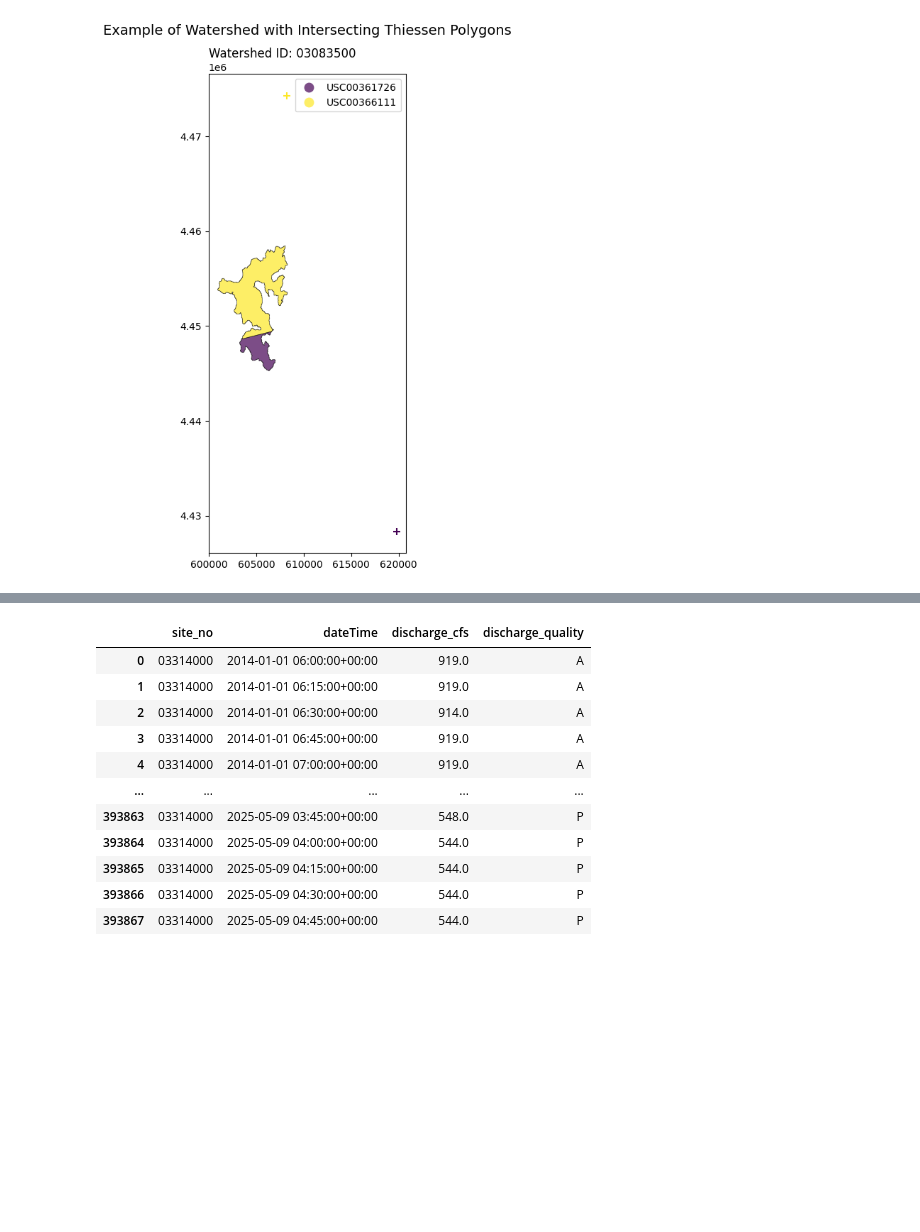
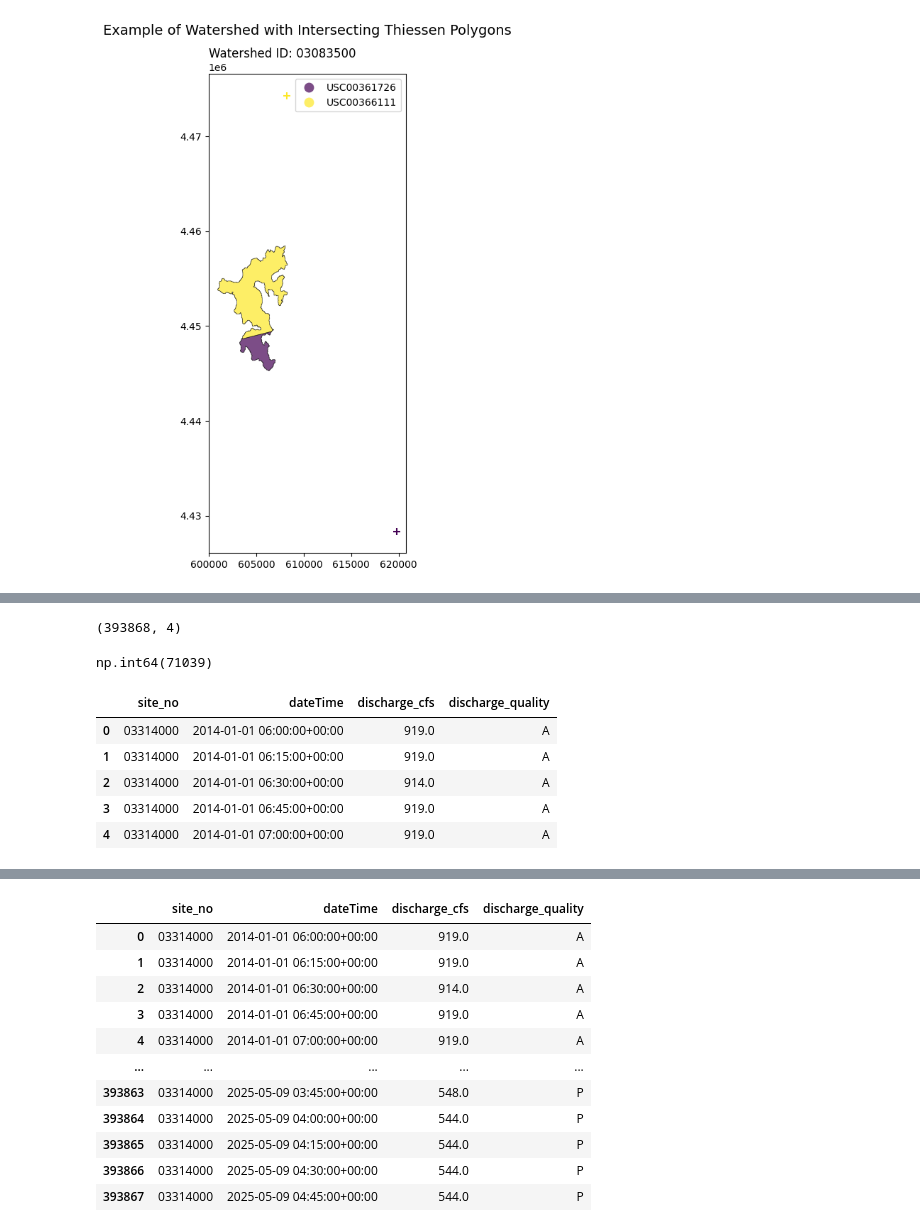
Before and after one commit to vpalvesalan/ML-ModClark-IUH-Model, a Jupyter notebook: notebooks/preprocessing/10_voronoi_polygons.ipynb, the cells around one changed output, grey strips where cells are left out. Drawn from its saved outputs; the diff is of its cells as text; code cells hidden in the pictures; blank space fills up the shorter version.

```diff
--- a/notebooks/preprocessing/10_voronoi_polygons.ipynb
+++ b/notebooks/preprocessing/10_voronoi_polygons.ipynb
@@ -425,0 +492,17 @@ for watershed in intersecting_thiessen_list:
+# %%
+streamflow_df.shape
+# %% [output]
+(393868, 4)
+# %%
+streamflow_df.iloc[:,2].isna().sum()
+# %% [output]
+np.int64(71039)
+# %%
+streamflow_df.head()
+# %% [output]
+|  | site_no | dateTime | discharge_cfs | discharge_quality |
+| 0 | 03314000 | 2014-01-01 06:00:00+00:00 | 919.0 | A |
+| 1 | 03314000 | 2014-01-01 06:15:00+00:00 | 919.0 | A |
+| 2 | 03314000 | 2014-01-01 06:30:00+00:00 | 914.0 | A |
+| 3 | 03314000 | 2014-01-01 06:45:00+00:00 | 919.0 | A |
+| 4 | 03314000 | 2014-01-01 07:00:00+00:00 | 919.0 | A |
```
Also changed, not shown: parts of 15 cells of this notebook.
